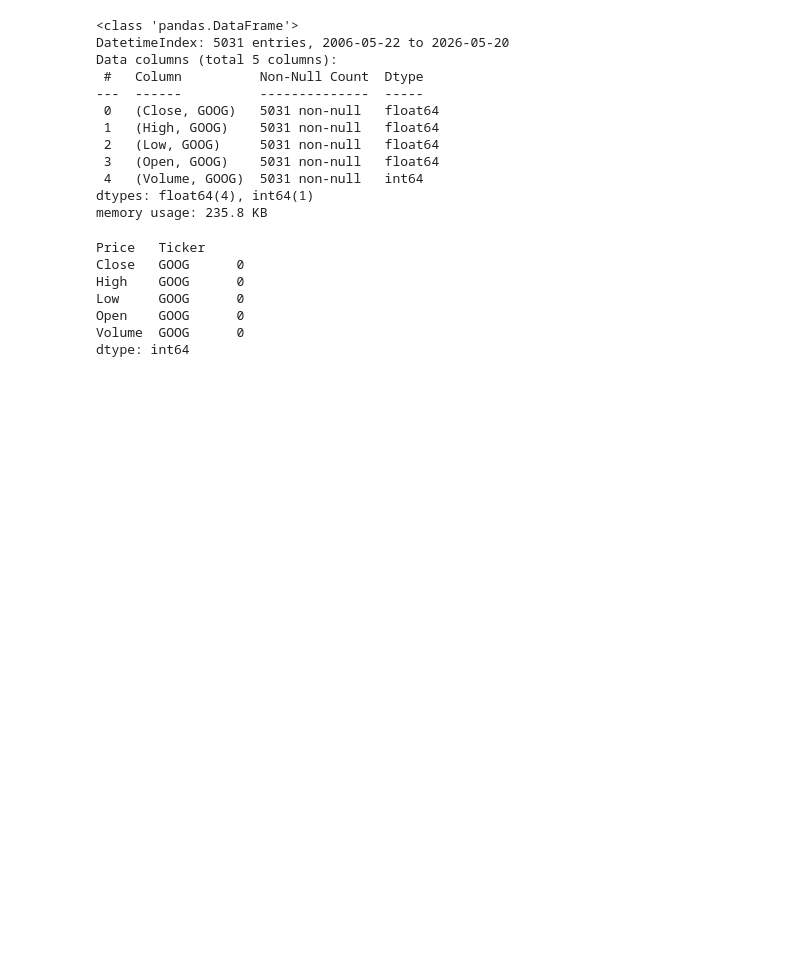
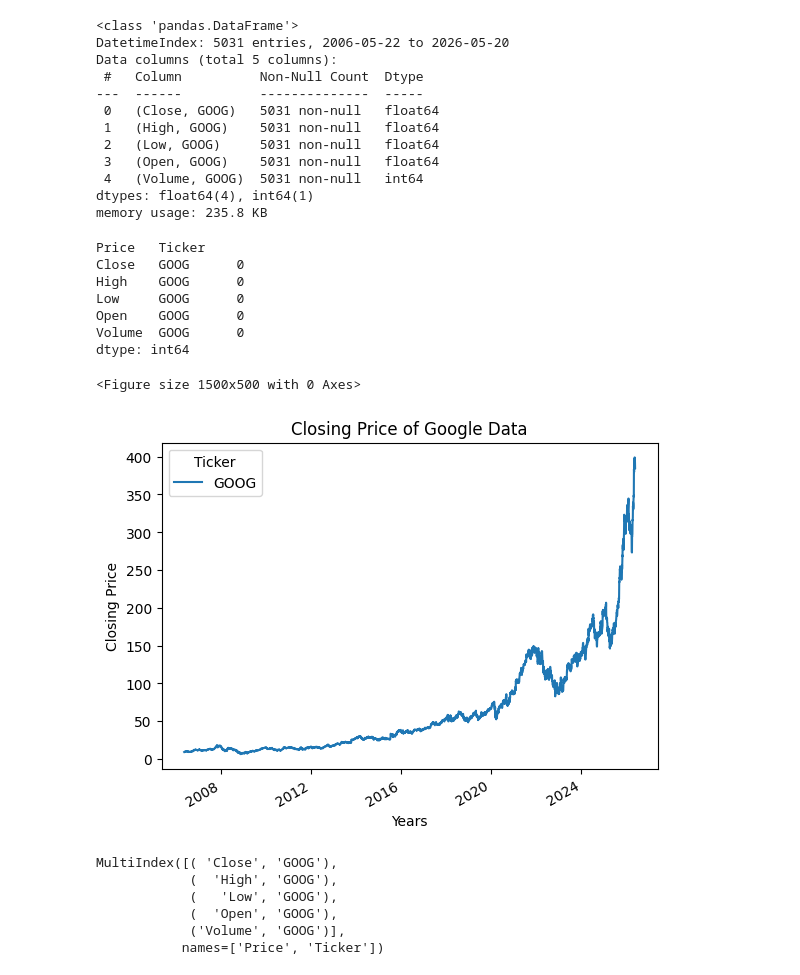
Before and after one commit to kanchana-Tejaswy/stock_market_predection, a Jupyter notebook: stock.ipynb, the cells around one changed output. Drawn from its saved outputs; the diff is of its cells as text; code cells hidden in the pictures; blank space fills up the shorter version.

Commit message:
drawn graohs of close data high data  low data open data volume data

```diff
--- a/stock.ipynb
+++ b/stock.ipynb
@@ -101,3 +101,15 @@ dtype: int64
 # %%
 import matplotlib.pyplot as plt
 %matplotlib inline
+# %%
+plt.figure(figsize=(15,5))
+
+google_data['Close'].plot()
+
+plt.xlabel("Years")
+plt.ylabel("Closing Price")
+plt.title("Closing Price of Google Data")
+plt.show()
+# %% [output]
+<Figure size 1500x500 with 0 Axes>
+[figure, added]
@@ -103,0 +127,9 @@ import matplotlib.pyplot as plt
+# %%
+google_data.columns
+# %% [output]
+MultiIndex([( 'Close', 'GOOG'),
+            (  'High', 'GOOG'),
+            (   'Low', 'GOOG'),
+            (  'Open', 'GOOG'),
+            ('Volume', 'GOOG')],
+           names=['Price', 'Ticker'])
```
Also changed, not shown: parts of 2 cells of this notebook.
